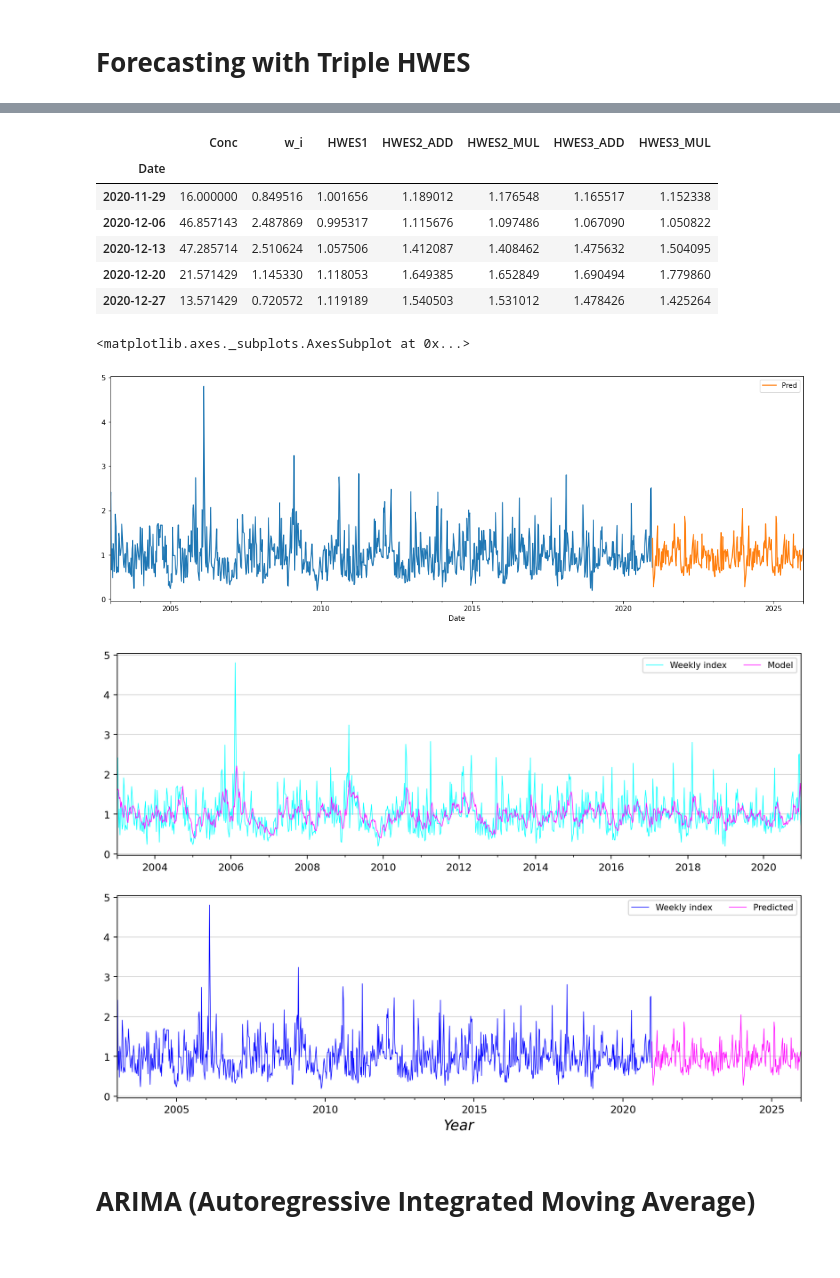
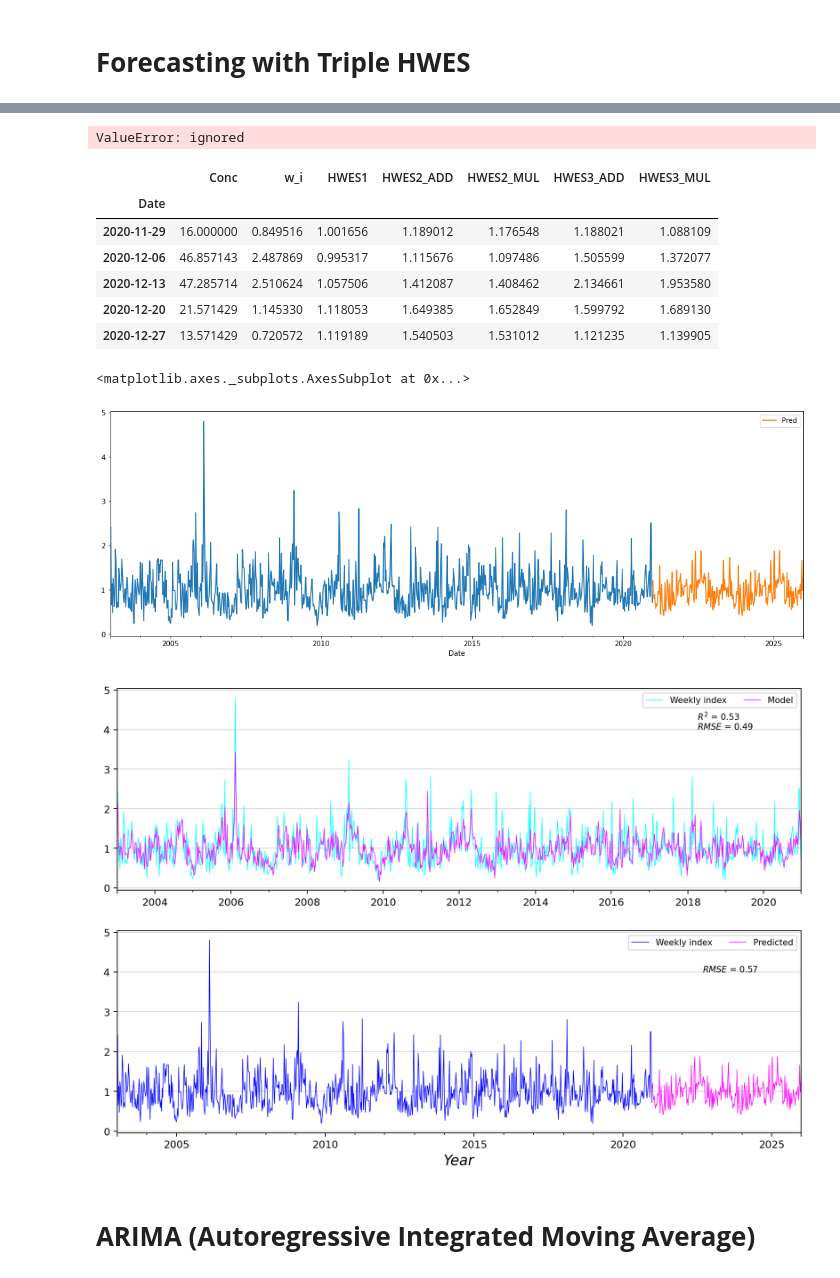
Before and after one commit to ADv0rnik/Data-analysis-for-JER, a Jupyter notebook: Holt_winters_model.ipynb, the cells around one changed output, grey strips where cells are left out. Cells and saved outputs as stored; diff of their text form; code cells hidden in the pictures.

```diff
--- a/Holt_winters_model.ipynb
+++ b/Holt_winters_model.ipynb
@@ -122,8 +123,10 @@ df[['w_i','HWES2_ADD','HWES2_MUL']].plot(figsize=(18,6))
 # %% [markdown]
 Exponential Smoothing (Triple HWES)
 # %%
-df['HWES3_ADD'] = ExponentialSmoothing(df['w_i'], trend='add', seasonal='add',seasonal_periods=12).fit().fittedvalues
-df['HWES3_MUL'] = ExponentialSmoothing(df['w_i'], trend='mul', seasonal='mul',seasonal_periods=12).fit().fittedvalues
-
+df['HWES3_ADD'] = ExponentialSmoothing(df['w_i'], trend='add', seasonal='add',seasonal_periods=276).fit().fittedvalues
+df['HWES3_MUL'] = ExponentialSmoothing(df['w_i'], trend='mul', seasonal='mul',seasonal_periods=264).fit().fittedvalues
+#263 264
 df[['w_i',  'HWES3_MUL']].plot(figsize=(18,6))
+r_value = linregress(df.w_i, df.HWES3_MUL)
+r_value
 # %% [output]
@@ -167,10 +197,13 @@ train1_df.head()
 # %%
-fitted_model = ExponentialSmoothing(train1_df['w_i'], seasonal_periods=158, trend='add',seasonal='mul').fit()
+fitted_model = ExponentialSmoothing(test_df['w_i'], seasonal_periods=136, trend='add',seasonal='mul').fit()
 test_predictions = fitted_model.forecast(312)
 pred_for = fitted_model.predict(start='2020-12-27', end='2025-12-28')
-
+#start='2020-12-27', end='2025-12-28' start='2014-11-23', end='2020-12-27'
 train_df['w_i'].plot(legend=True, label='Train')
 test_df['w_i'].plot(legend=True, label= 'Test', figsize = (18,6))
 pred_for.plot(legend=True, label= 'Pred')
+#r_value = linregress(test_df.w_i, pred_for)
+#r_value
+#138 136 134
 # %% [output]
 <matplotlib.axes._subplots.AxesSubplot at 0x...>
@@ -178,45 +211,52 @@ pred_for.plot(legend=True, label= 'Pred')
+# %%
+rms = sqrt(mean_squared_error(test_df['w_i'], pred_for))
+print(rms)
+# %% [output]
+ValueError: ignored
 # %%
 df.tail()
 # %% [output]
 |  | Conc | w_i | HWES1 | HWES2_ADD | HWES2_MUL | HWES3_ADD | HWES3_MUL |
 | Date |  |  |  |  |  |  |  |
-| 2020-11-29 | 16.000000 | 0.849516 | 1.001656 | 1.189012 | 1.176548 | 1.165517 | 1.152338 |
-| 2020-12-06 | 46.857143 | 2.487869 | 0.995317 | 1.115676 | 1.097486 | 1.067090 | 1.050822 |
-| 2020-12-13 | 47.285714 | 2.510624 | 1.057506 | 1.412087 | 1.408462 | 1.475632 | 1.504095 |
-| 2020-12-20 | 21.571429 | 1.145330 | 1.118053 | 1.649385 | 1.652849 | 1.690494 | 1.779860 |
-| 2020-12-27 | 13.571429 | 0.720572 | 1.119189 | 1.540503 | 1.531012 | 1.478426 | 1.425264 |
+| 2020-11-29 | 16.000000 | 0.849516 | 1.001656 | 1.189012 | 1.176548 | 1.188021 | 1.088109 |
+| 2020-12-06 | 46.857143 | 2.487869 | 0.995317 | 1.115676 | 1.097486 | 1.505599 | 1.372077 |
+| 2020-12-13 | 47.285714 | 2.510624 | 1.057506 | 1.412087 | 1.408462 | 2.134661 | 1.953580 |
+| 2020-12-20 | 21.571429 | 1.145330 | 1.118053 | 1.649385 | 1.652849 | 1.599792 | 1.689130 |
+| 2020-12-27 | 13.571429 | 0.720572 | 1.119189 | 1.540503 | 1.531012 | 1.121235 | 1.139905 |
 # %%
 df['w_i'].plot(figsize = (18,6))
 pred_for.plot(legend=True, label= 'Pred')
 # %% [output]
 <matplotlib.axes._subplots.AxesSubplot at 0x...>
-[figure, old version]
+[figure, new version]
 # %%
 fig, (ax1,ax2) = plt.subplots(2, 1, figsize = (12,8), dpi=180)
 df['w_i'].plot(ax=ax1,
                linewidth = 0.6,
                color = 'cyan')
 df['HWES3_MUL'].plot(ax=ax1,
                      linewidth = 0.6,
                      color='magenta')
 ax1.set_xlabel('')
 ax1.legend(labels=["Weekly index","Model"], fontsize = 'small', loc = 1, ncol = 2)
 ax1.grid(axis = 'y', alpha =0.5)
+ax1.text(2519, 4, '$R^2$ = 0.53 \n$RMSE$ = 0.49', fontsize = 'small')
 df['w_i'].plot(ax=ax2,
                linewidth = 0.6,
                color = 'blue')
 pred_for.plot(ax=ax2,
               linewidth = 0.6,
               color='magenta')
 ax2.set_xlabel('Year',
                fontsize = 14,
                fontstyle='oblique',
                fontweight = 'medium')
 ax2.grid(axis='y', alpha = 0.5)
 ax2.legend(labels=["Weekly index","Predicted"], fontsize = 'small', loc = 1, ncol = 2)
+ax2.text(2750, 4, '$RMSE$ = 0.57', fontsize = 'small')
 #plt.savefig('/content/drive/MyDrive/Colab Notebooks/Data for JER/fig8.png', dpi = 180)
 plt.show()
 # %% [output]
-[figure, old version]
+[figure, new version]
 # %% [markdown]
 # **ARIMA (Autoregressive Integrated Moving Average)**
```
Also changed, not shown: parts of 18 cells of this notebook.
